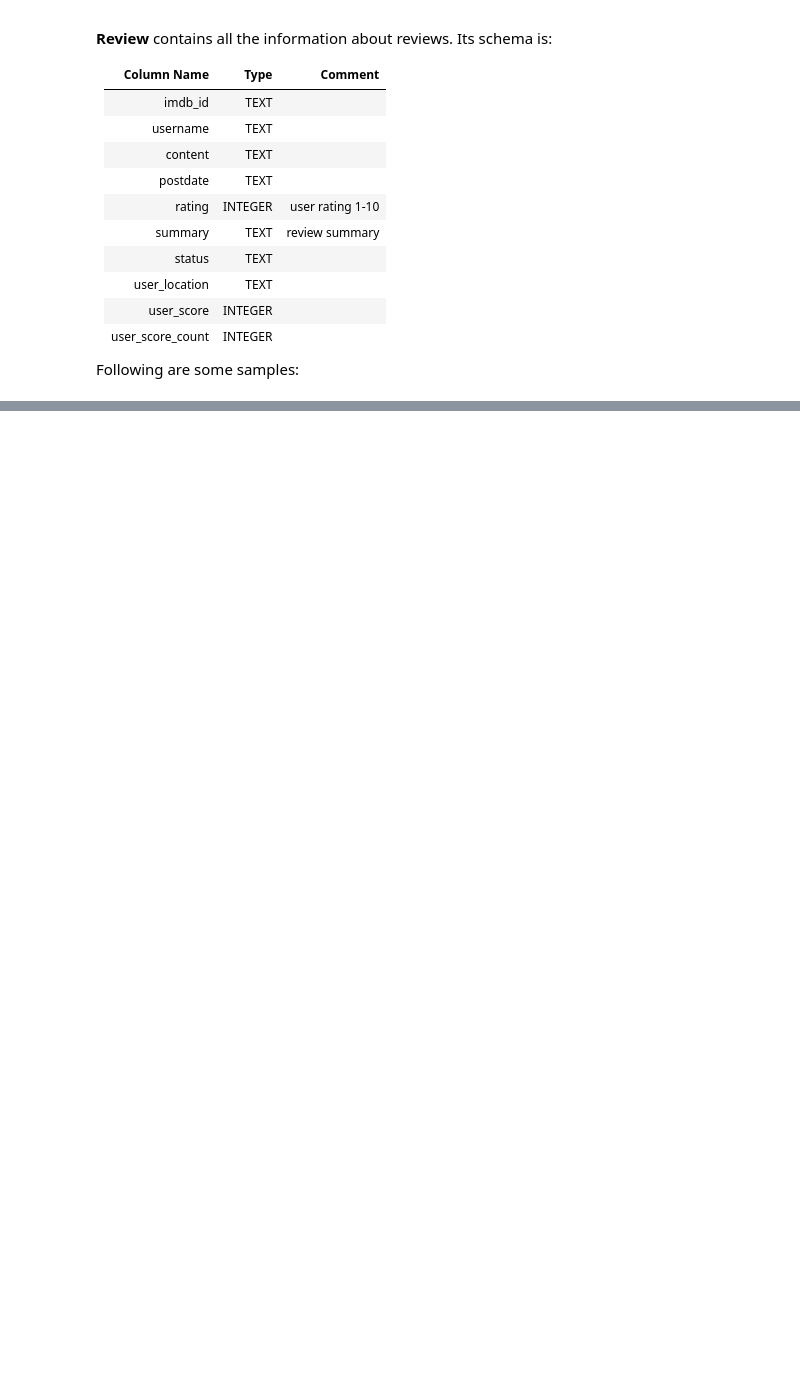
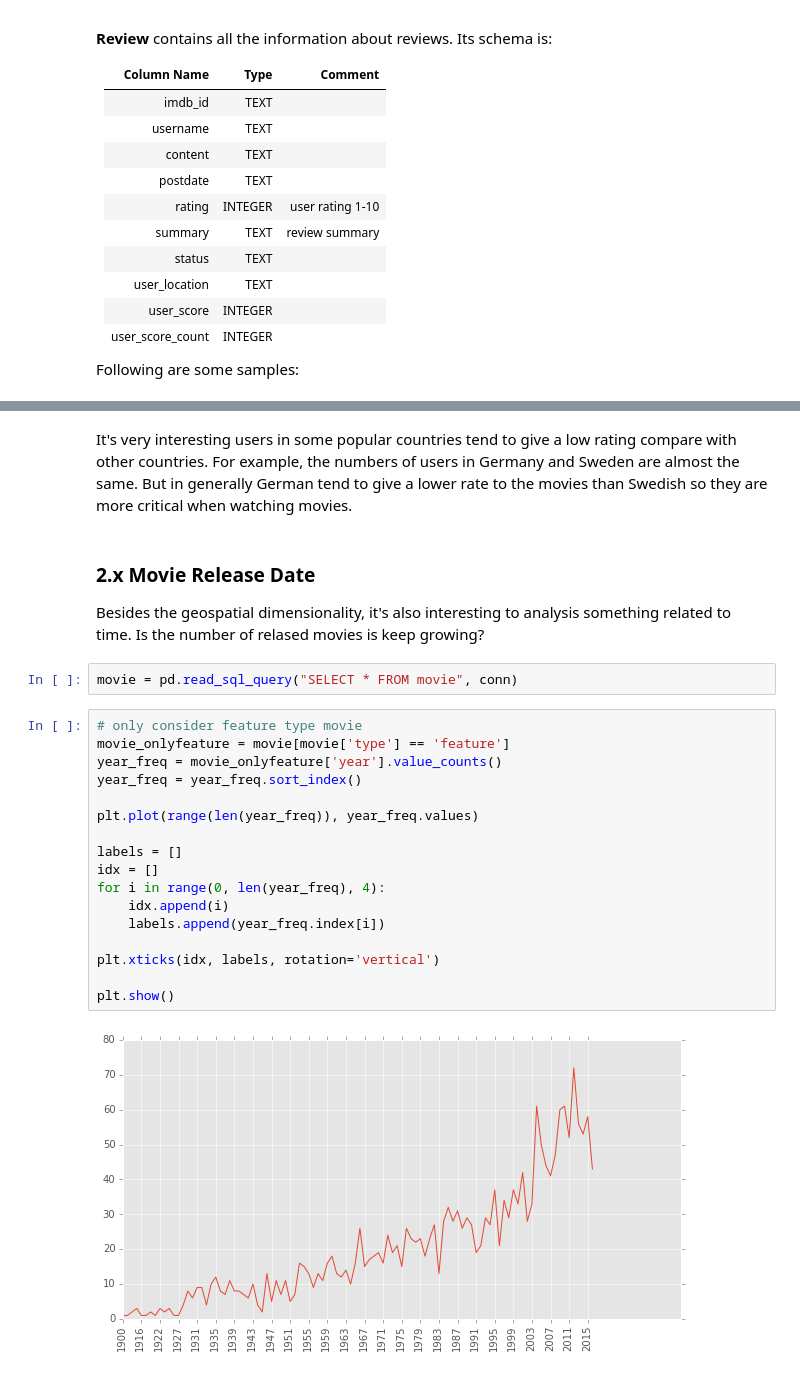
Before and after one commit to JinyiLu/15688-Team, a Jupyter notebook: code/IMDB Midway.ipynb, the cells around one changed output, grey strips where cells are left out. Cells and saved outputs as stored; diff of their text form; blank space fills up the shorter version.

```diff
--- a/code/IMDB Midway.ipynb
+++ b/code/IMDB Midway.ipynb
@@ -85,0 +164,26 @@ df.head()
+# %% [markdown]
+It's very interesting users in some popular countries tend to give a low rating compare with other countries. For example, the numbers of users in Germany and Sweden are almost the same. But in generally German tend to give a lower rate to the movies than Swedish so they are more critical when watching movies.
+# %% [markdown]
+### 2.x Movie Release Date
+Besides the geospatial dimensionality, it's also interesting to analysis something related to time. Is the number of relased movies is keep growing?
+# %%
+movie = pd.read_sql_query("SELECT * FROM movie", conn)
+# %%
+# only consider feature type movie
+movie_onlyfeature = movie[movie['type'] == 'feature']
+year_freq = movie_onlyfeature['year'].value_counts()
+year_freq = year_freq.sort_index()
+
+plt.plot(range(len(year_freq)), year_freq.values)
+
+labels = []
+idx = []
+for i in range(0, len(year_freq), 4):
+    idx.append(i)
+    labels.append(year_freq.index[i])
+
+plt.xticks(idx, labels, rotation='vertical')
+
+plt.show()
+# %% [output]
+[figure, added]
```
Also changed, not shown: parts of 16 cells of this notebook, 1 other file.
